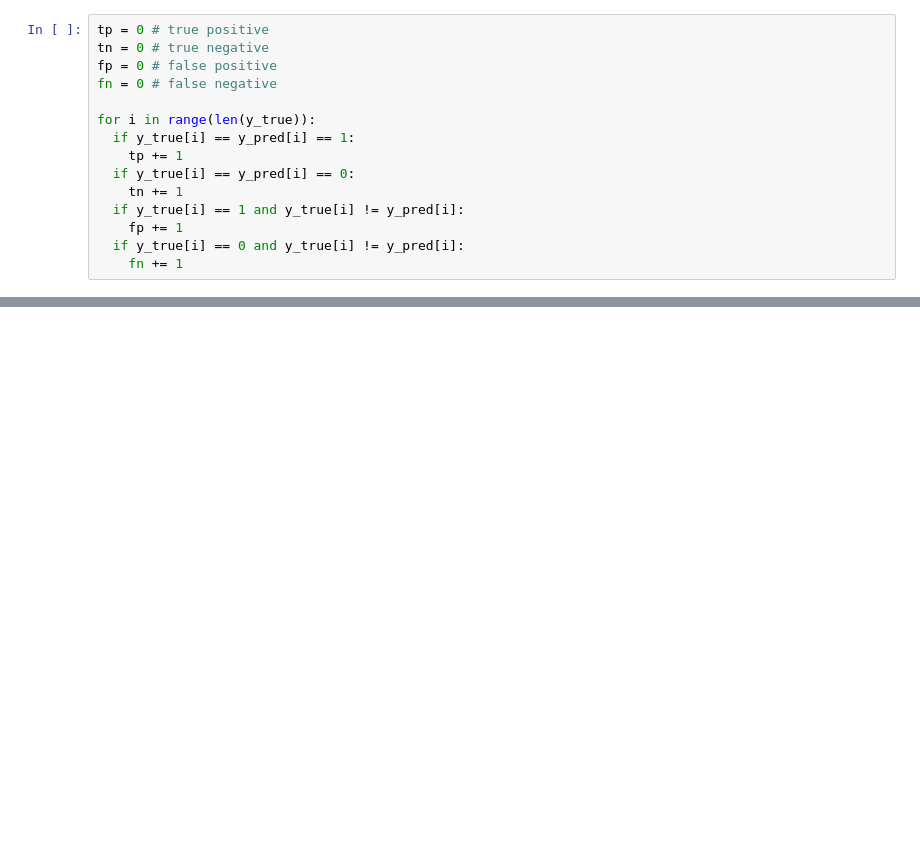
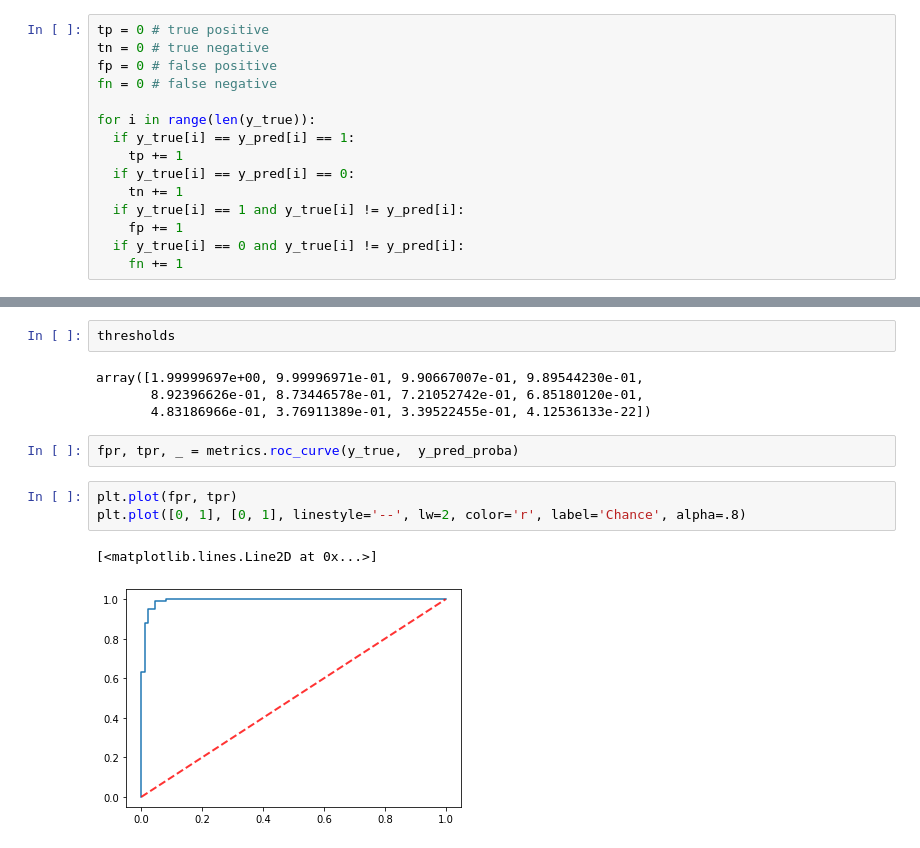
Before and after one commit to Amy1132596/ML_Notes, a Jupyter notebook: Metrics.ipynb, the cells around one changed output, grey strips where cells are left out. Drawn from its saved outputs; the diff is of its cells as text; blank space fills up the shorter version.

```diff
--- a/Metrics.ipynb
+++ b/Metrics.ipynb
@@ -77,0 +234,14 @@ F1 score (F1): 0.86
+# %%
+thresholds
+# %% [output]
+array([1.99999697e+00, 9.99996971e-01, 9.90667007e-01, 9.89544230e-01,
+       8.92396626e-01, 8.73446578e-01, 7.21052742e-01, 6.85180120e-01,
+       4.83186966e-01, 3.76911389e-01, 3.39522455e-01, 4.12536133e-22])
+# %%
+fpr, tpr, _ = metrics.roc_curve(y_true,  y_pred_proba)
+# %%
+plt.plot(fpr, tpr)
+plt.plot([0, 1], [0, 1], linestyle='--', lw=2, color='r', label='Chance', alpha=.8)
+# %% [output]
+[<matplotlib.lines.Line2D at 0x...>]
+[figure, added]
```
Also changed, not shown: parts of 20 cells of this notebook.
